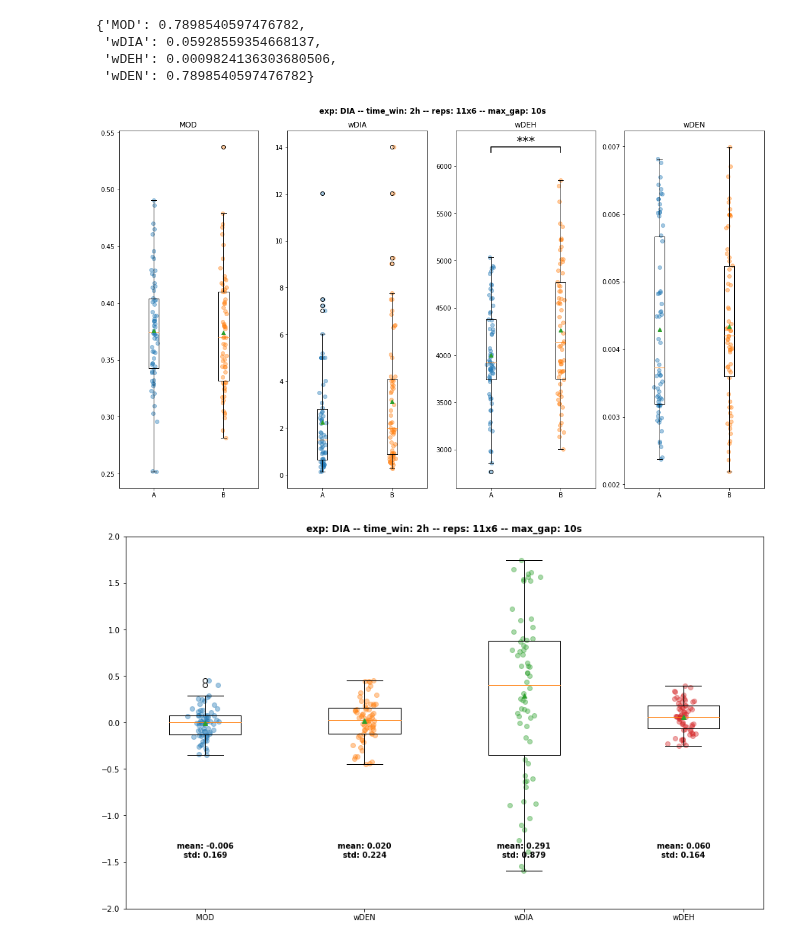
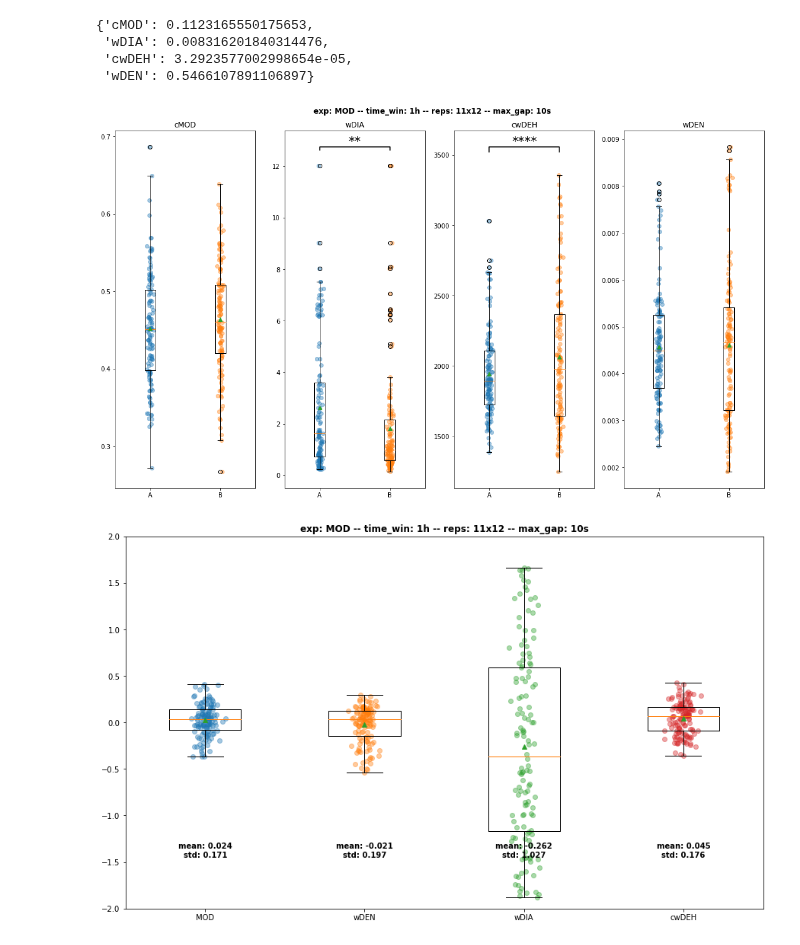
Before and after one commit to EnricoGavagnin/nest_topology_analysis, a Jupyter notebook: NTM_df_prop_processing.ipynb, the cells around one changed output. Cells and saved outputs as stored; diff of their text form; code cells hidden in the pictures.

```diff
--- a/NTM_df_prop_processing.ipynb
+++ b/NTM_df_prop_processing.ipynb
@@ -16,8 +14,0 @@ ImportError: dlopen(/opt/anaconda3/envs/spyder_env/lib/python3.8/site-packages/_
-# %%
-import pandas as pd
-import matplotlib.pyplot as plt
-import numpy as np
-import seaborn as sns
-import matplotlib.pyplot as plt
-plt.rcParams['figure.figsize'] = [15, 9]
-import rpy2.robjects as robjects
@@ -30,7 +17,7 @@ df = pd.read_pickle('data/prop_data_gap_12_2_1_05_ct_NEST.pkl').drop_duplicates(
 # %%
 # --------- FILTERING ------------
 reps_discarded = [20,41]
-exp = 'DIA'
+exp = 'MOD'
 
 time_win = 2 #h
 max_gap = 10 #s
@@ -72,7 +59,7 @@ rm(list=ls())
 library(lme4)
 library(car)
 
-prop_list <- c('MOD','wDIA','wDEH','wDEN')
+prop_list <- c('cMOD','wDIA','cwDEH','wDEN')
 dat <- read.csv("NTM_df_stats.csv",header=T,stringsAsFactors = F)
   # list of properties for the LMER test
 pv_list <- integer(0)
@@ -84,7 +71,7 @@ if (dat$time_win[1] == 12*3600){rf = ' ~ exp +(1|rep)'}
 for (prop in prop_list){
     model <- lmer(formula(paste(prop,rf)), data = dat)
     print(summary(model))
-    pv_list <- c(pv_list, print(as.numeric(Anova(model)["exp","Pr(>Chisq)"])))
+    pv_list <- c(pv_list, as.numeric(Anova(model)["exp","Pr(>Chisq)"]))
 }
 
 pv_adj <- p.adjust(pv_list, method="BH")
@@ -97,10 +136,10 @@ UsageError: Cell magic `%%R` not found.
 pv_dict = {prop_list[i]: pv_adj[i] for i in range(len(pv_adj))}
 pv_dict
 # %% [output]
-{'MOD': 0.7898540597476782,
- 'wDIA': 0.05928559354668137,
- 'wDEH': 0.0009824136303680506,
- 'wDEN': 0.7898540597476782}
+{'cMOD': 0.1123165550175653,
+ 'wDIA': 0.008316201840314476,
+ 'cwDEH': 3.2923577002998654e-05,
+ 'wDEN': 0.5466107891106897}
 # %%
 # Raw data specific property
 fig, axs = plt.subplots(1, len(prop_list))
@@ -148,43 +187,43 @@ fig = plt.suptitle('exp: ' + exp +
 plt.tight_layout()
 plt.show()
 # %% [output]
-[figure, old version]
+[figure, new version]
 # %%
 #===== RELATIVE DIFFERENCE =====
 
 
 # ---- dataframe of relative difference----
-p = ['MOD', 'wDEN', 'wDIA', 'wDEH']
+p = ['MOD', 'wDEN', 'wDIA', 'cwDEH']
 df_rd = (df_filt[p].diff()/df_filt[p].rolling(2).mean()).iloc[1::2]
 df_rd.insert(0,'rep', df_filt.rep.iloc[1::2])
 df_rd.insert(1,'exp', [a[0:3] for a in df_filt.exp.iloc[1::2]])
 df_rd.insert(3,'start-b', list(df_filt.start.iloc[1::2]))
 
 vals, names, xs = [],[],[]
 for i, col in enumerate(df_rd[p].columns):
     vals.append(df_rd[col].values)
     names.append(col)
     xs.append(np.random.normal(i + 1, 0.04, df_rd[col].values.shape[0]))  # adds jitter to the data points - can be adjusted
 
 plt.figure()
 box_plot = plt.boxplot(vals, labels=names, showmeans=True)
 for x, val in zip(xs, vals):
     plt.scatter(x, val, alpha=0.4)
 
 means = df_rd[p].mean()
 stds =  df_rd[p].std()
 
 for xtick in range(len(p)):
     plt.text(xtick+1,-1.35, 'mean: {:.3f}'.format(means[xtick]),
               horizontalalignment='center',size='medium',color='k',weight='semibold')
     plt.text(xtick+1,-1.45, 'std: {:.3f}'.format(stds[xtick]),
                   horizontalalignment='center',size='medium',color='k',weight='semibold')
 
 plt.ylim([-2,2])
 fig = plt.title('exp: ' + exp +
                 ' -- time_win: ' + str(time_win) + 'h'
                 ' -- reps: ' + str(int(len(df_rd)*time_win/12)) + 'x' + str(int(12/time_win)) +
                 ' -- max_gap: ' + str(max_gap) + 's',
                fontweight="bold")
 # %% [output]
-[figure, old version]
+[figure, new version]
```
Also changed, not shown: parts of 4 cells of this notebook, 3 other files.
